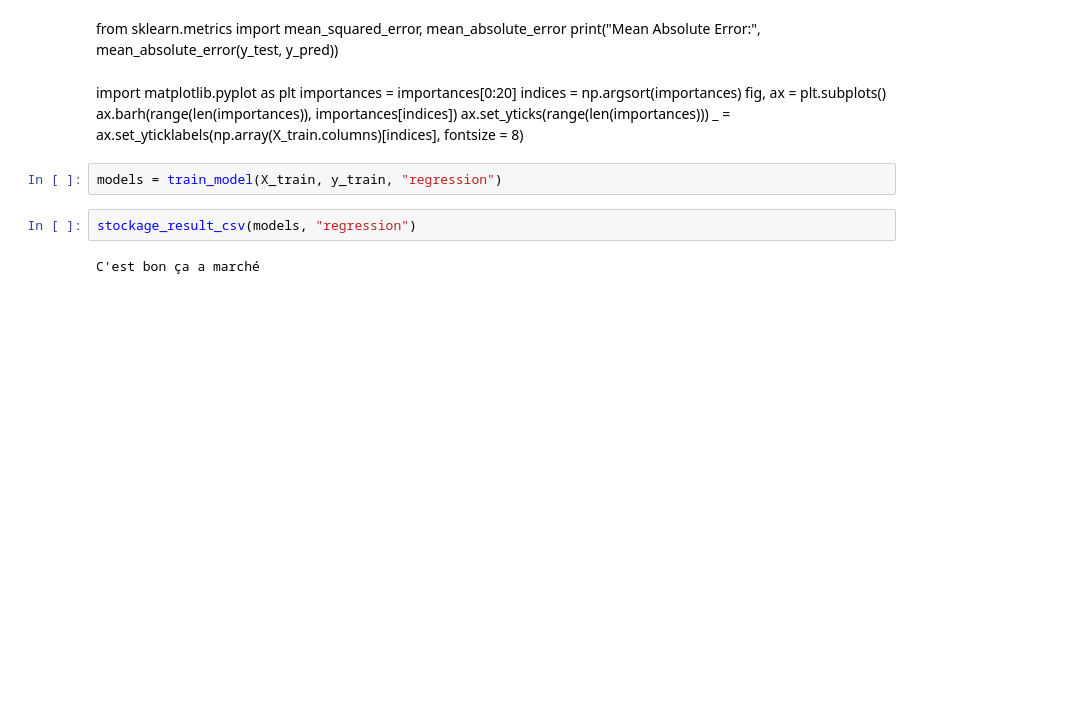
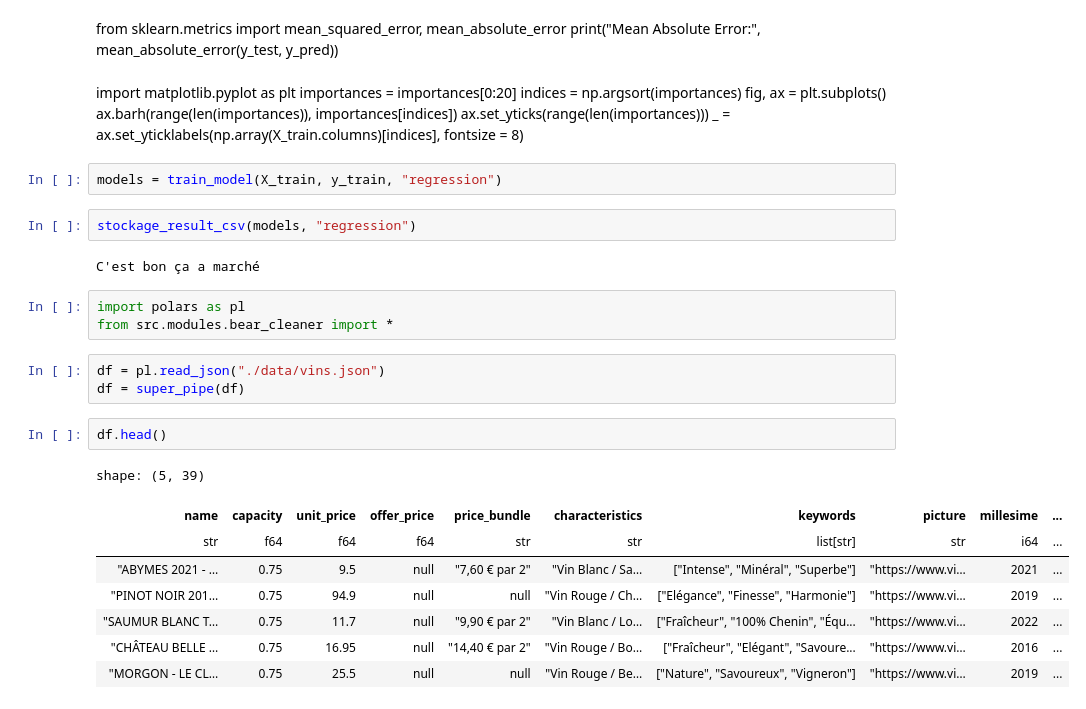
Before and after one commit to CDucloux/Wine-Scraping, a Jupyter notebook: models_realisation.ipynb, the cells around one changed output. Cells and saved outputs as stored; diff of their text form; blank space fills up the shorter version.

```diff
--- a/models_realisation.ipynb
+++ b/models_realisation.ipynb
@@ -58,3 +60,20 @@ models = train_model(X_train, y_train, "regression")
 stockage_result_csv(models, "regression")
 # %% [output]
 C'est bon ça a marché
+# %%
+import polars as pl
+from src.modules.bear_cleaner import *
+# %%
+df = pl.read_json("./data/vins.json")
+df = super_pipe(df)
+# %%
+df.head()
+# %% [output]
+shape: (5, 39)
+| name | capacity | unit_price | offer_price | price_bundle | characteristics | keywords | picture | millesime | ... |
+| str | f64 | f64 | f64 | str | str | list[str] | str | i64 | ... |
+| "ABYMES 2021 - … | 0.75 | 9.5 | null | "7,60 € par 2" | "Vin Blanc / Sa… | ["Intense", "Minéral", "Superbe"] | "https://www.vi… | 2021 | ... |
+| "PINOT NOIR 201… | 0.75 | 94.9 | null | null | "Vin Rouge / Ch… | ["Elégance", "Finesse", "Harmonie"] | "https://www.vi… | 2019 | ... |
+| "SAUMUR BLANC T… | 0.75 | 11.7 | null | "9,90 € par 2" | "Vin Blanc / Lo… | ["Fraîcheur", "100% Chenin", "Équ... | "https://www.vi… | 2022 | ... |
+| "CHÂTEAU BELLE … | 0.75 | 16.95 | null | "14,40 € par 2" | "Vin Rouge / Bo… | ["Fraîcheur", "Elégant", "Savoure... | "https://www.vi… | 2016 | ... |
+| "MORGON - LE CL… | 0.75 | 25.5 | null | null | "Vin Rouge / Be… | ["Nature", "Savoureux", "Vigneron"] | "https://www.vi… | 2019 | ... |
```
Also changed, not shown: parts of 2 cells of this notebook, 2 other files.
